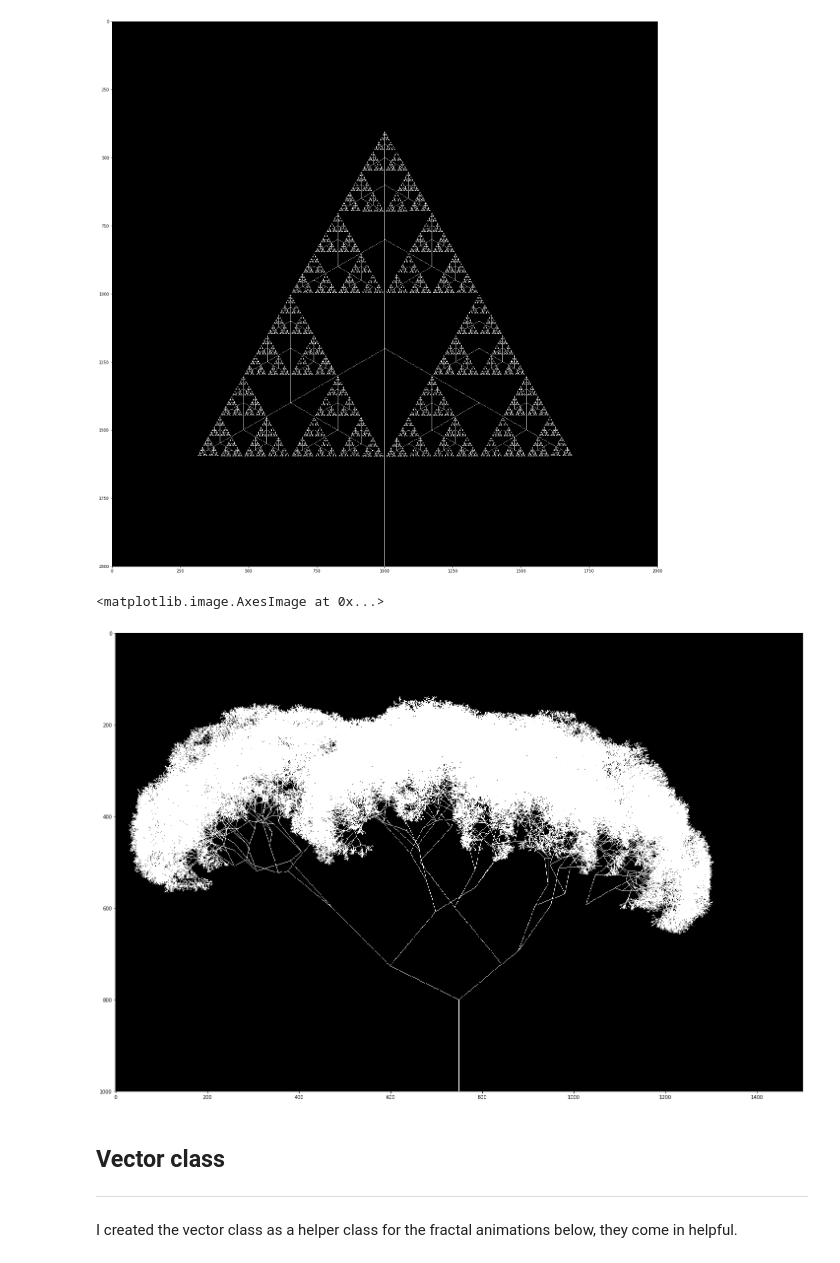
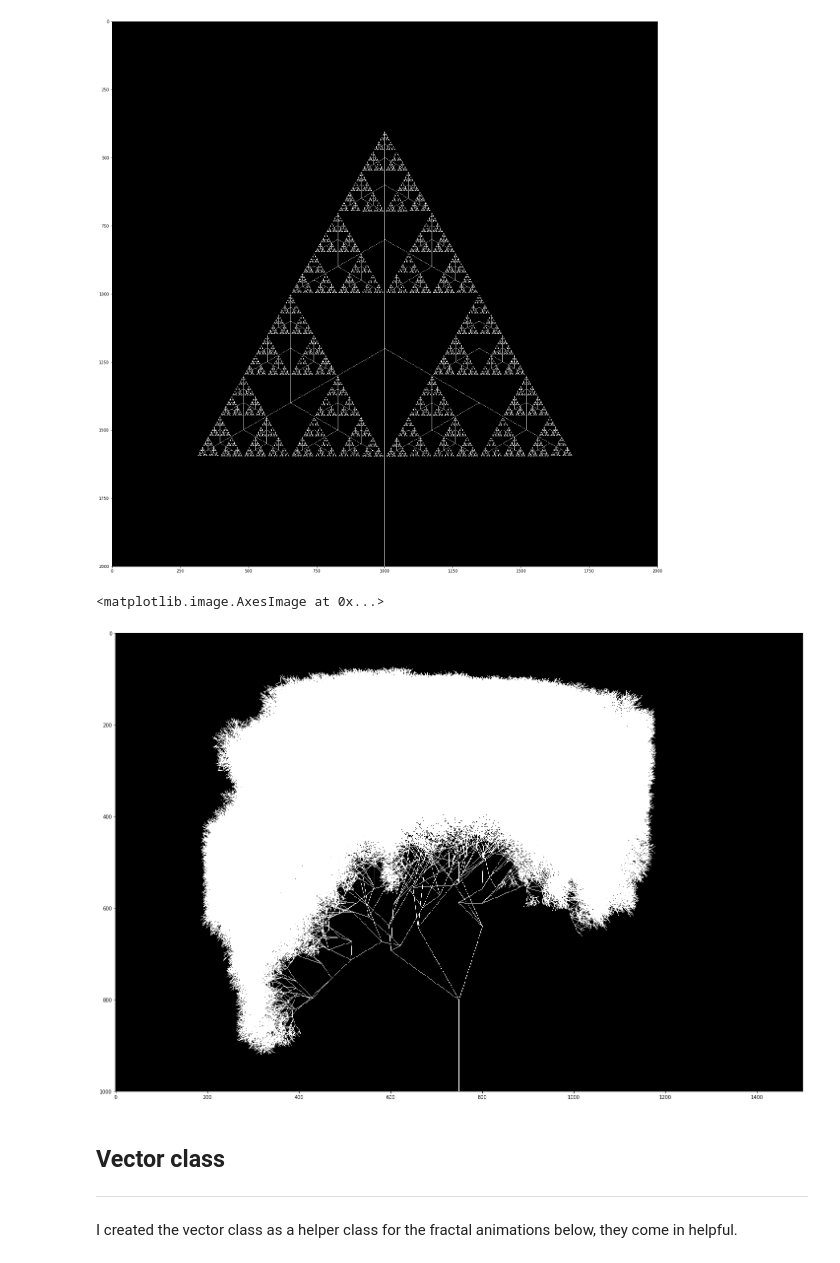
Before and after one commit to nadavhacmun/Animations, a Jupyter notebook: animations.ipynb, the cells around one changed output. Drawn from its saved outputs; the diff is of its cells as text; code cells hidden in the pictures.

```diff
--- a/animations.ipynb
+++ b/animations.ipynb
@@ -613,6 +613,9 @@ def RecursiveTreeHelper(img, X ,Y, angle, r, common_ratio, min_r, base_angle, wr
         dy1 = int((r + nn[1]) * np.cos(angle1 + n[1]))
         dx2 = int((r + nn[2]) * np.sin(angle2 + n[2]))
         dy2 = int((r + nn[3]) * np.cos(angle2 + n[3]))
+        dx3 = int((r + nn[4]) * np.sin(angle  + n[4]))
+        dy3 = int((r + nn[5]) * np.cos(angle  + n[5]))
+
     else:
         dx1 = int(r * np.sin(angle1))
         dy1 = int(r * np.cos(angle1))
@@ -660,5 +663,5 @@ def RecursiveTreeAnimation(width, height, angle, r, common_ratio, min_r, base_an
     clip.write_videofile(fname, fps=fps)
 
 def noise_(diff):
-    return np.random.rand(4)*2*diff - diff
+    return np.random.rand(6)*2*diff - diff
 # %%
@@ -681,14 +679,14 @@ cv2.imwrite("./images/sierpinskitriangle.jpg", img)
 True
 [figure]
 # %%
-img, _ = MakeRecursiveTree(1500, 1000, 0, 200, 0.8, 3, np.pi/10, False, 1) # Generating recursive tree with noise added
+img, _ = MakeRecursiveTree(1500, 1000, 0, 200, 0.8, 10, np.pi/10, False, 1) # Generating recursive tree with noise added
 
 # plotting it
 plt.figure(figsize=(25,25))
 plt.imshow(img, cmap="gray")
 # %% [output]
 <matplotlib.image.AxesImage at 0x...>
-[figure, old version]
+[figure, new version]
 # %% [markdown]
 ## Vector class
 ___
```
Also changed, not shown: parts of 18 cells of this notebook, 3 other files.
